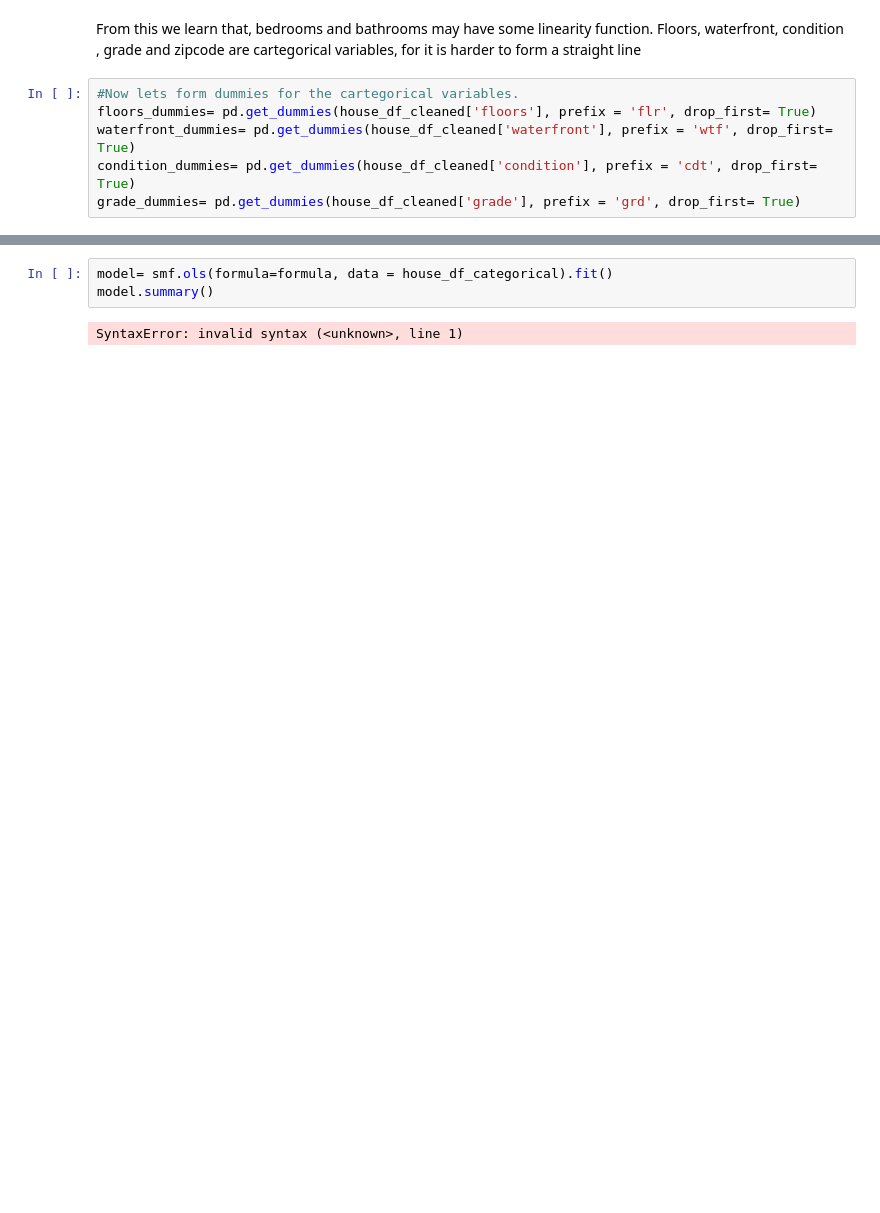
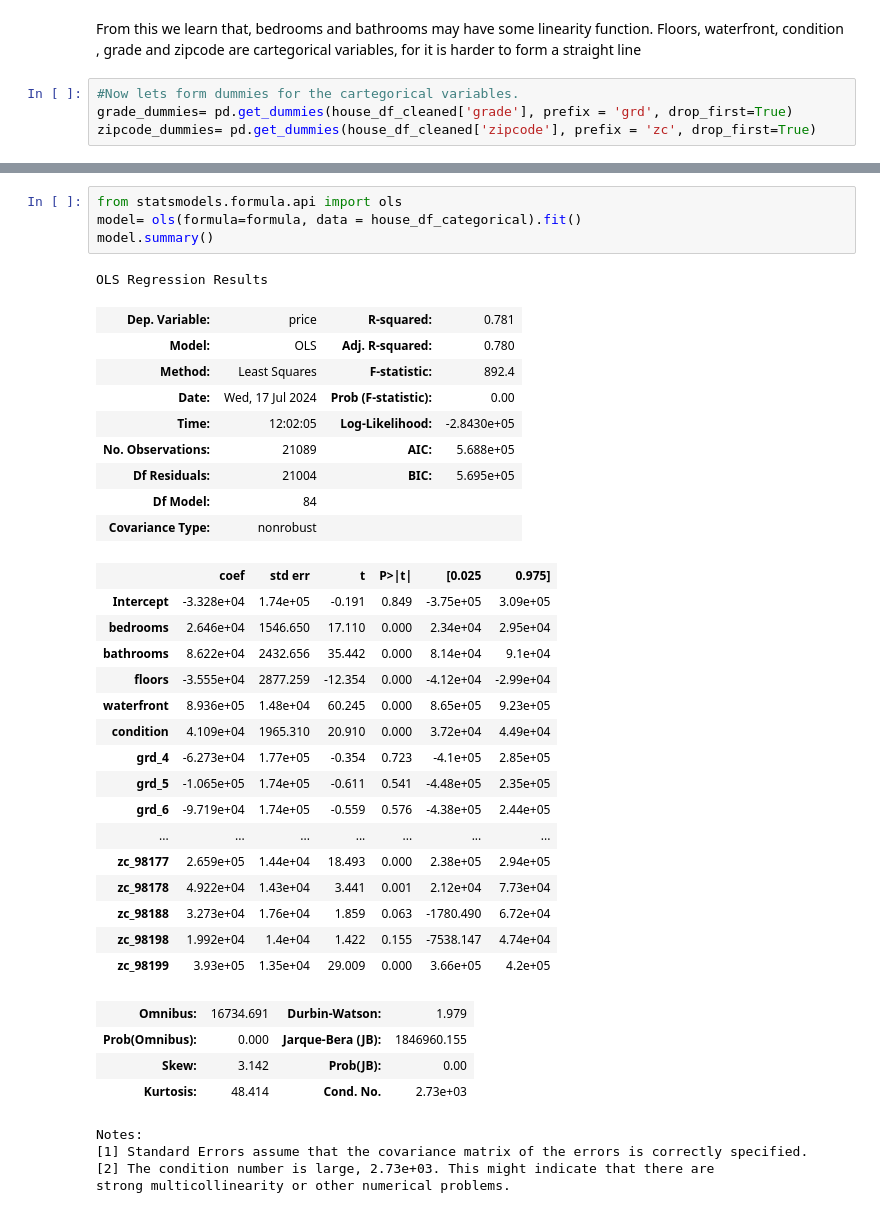
Before and after one commit to ANGI3MAINA/King-County-Housing-Analysis, a Jupyter notebook: Data/Work/Angel.ipynb, the cells around one changed output, grey strips where cells are left out. Drawn from its saved outputs; the diff is of its cells as text; blank space fills up the shorter version.

```diff
--- a/Data/Work/Angel.ipynb
+++ b/Data/Work/Angel.ipynb
@@ -163,9 +163,7 @@ for xcol, ax in zip (['bedrooms','bathrooms','floors','waterfront','condition','
 From this we learn that, bedrooms and bathrooms may have some linearity function. Floors, waterfront, condition , grade and zipcode are cartegorical variables, for it is harder to form a straight line
 # %%
 #Now lets form dummies for the cartegorical variables.
-floors_dummies= pd.get_dummies(house_df_cleaned['floors'], prefix = 'flr', drop_first= True)
-waterfront_dummies= pd.get_dummies(house_df_cleaned['waterfront'], prefix = 'wtf', drop_first= True)
-condition_dummies= pd.get_dummies(house_df_cleaned['condition'], prefix = 'cdt', drop_first= True)
-grade_dummies= pd.get_dummies(house_df_cleaned['grade'], prefix = 'grd', drop_first= True)
+grade_dummies= pd.get_dummies(house_df_cleaned['grade'], prefix = 'grd', drop_first=True)
+zipcode_dummies= pd.get_dummies(house_df_cleaned['zipcode'], prefix = 'zc', drop_first=True)
 # %%
 #we then form a dataframe with the new columns
@@ -196,5 +204,39 @@ formula
 # %%
-model= smf.ols(formula=formula, data = house_df_categorical).fit()
+from statsmodels.formula.api import ols
+model= ols(formula=formula, data = house_df_categorical).fit()
 model.summary()
 # %% [output]
-SyntaxError: invalid syntax (<unknown>, line 1)
+OLS Regression Results
+| Dep. Variable: | price | R-squared: | 0.781 |
+| Model: | OLS | Adj. R-squared: | 0.780 |
+| Method: | Least Squares | F-statistic: | 892.4 |
+| Date: | Wed, 17 Jul 2024 | Prob (F-statistic): | 0.00 |
+| Time: | 12:02:05 | Log-Likelihood: | -2.8430e+05 |
+| No. Observations: | 21089 | AIC: | 5.688e+05 |
+| Df Residuals: | 21004 | BIC: | 5.695e+05 |
+| Df Model: | 84 |  |  |
+| Covariance Type: | nonrobust |  |  |
+|  | coef | std err | t | P>|t| | [0.025 | 0.975] |
+| Intercept | -3.328e+04 | 1.74e+05 | -0.191 | 0.849 | -3.75e+05 | 3.09e+05 |
+| bedrooms | 2.646e+04 | 1546.650 | 17.110 | 0.000 | 2.34e+04 | 2.95e+04 |
+| bathrooms | 8.622e+04 | 2432.656 | 35.442 | 0.000 | 8.14e+04 | 9.1e+04 |
+| floors | -3.555e+04 | 2877.259 | -12.354 | 0.000 | -4.12e+04 | -2.99e+04 |
+| waterfront | 8.936e+05 | 1.48e+04 | 60.245 | 0.000 | 8.65e+05 | 9.23e+05 |
+| condition | 4.109e+04 | 1965.310 | 20.910 | 0.000 | 3.72e+04 | 4.49e+04 |
+| grd_4 | -6.273e+04 | 1.77e+05 | -0.354 | 0.723 | -4.1e+05 | 2.85e+05 |
+| grd_5 | -1.065e+05 | 1.74e+05 | -0.611 | 0.541 | -4.48e+05 | 2.35e+05 |
+| grd_6 | -9.719e+04 | 1.74e+05 | -0.559 | 0.576 | -4.38e+05 | 2.44e+05 |
+| ... | ... | ... | ... | ... | ... | ... |
+| zc_98177 | 2.659e+05 | 1.44e+04 | 18.493 | 0.000 | 2.38e+05 | 2.94e+05 |
+| zc_98178 | 4.922e+04 | 1.43e+04 | 3.441 | 0.001 | 2.12e+04 | 7.73e+04 |
+| zc_98188 | 3.273e+04 | 1.76e+04 | 1.859 | 0.063 | -1780.490 | 6.72e+04 |
+| zc_98198 | 1.992e+04 | 1.4e+04 | 1.422 | 0.155 | -7538.147 | 4.74e+04 |
+| zc_98199 | 3.93e+05 | 1.35e+04 | 29.009 | 0.000 | 3.66e+05 | 4.2e+05 |
+| Omnibus: | 16734.691 | Durbin-Watson: | 1.979 |
+| Prob(Omnibus): | 0.000 | Jarque-Bera (JB): | 1846960.155 |
+| Skew: | 3.142 | Prob(JB): | 0.00 |
+| Kurtosis: | 48.414 | Cond. No. | 2.73e+03 |
+Notes:
+[1] Standard Errors assume that the covariance matrix of the errors is correctly specified.
+[2] The condition number is large, 2.73e+03. This might indicate that there are
+strong multicollinearity or other numerical problems.
```
Also changed, not shown: parts of 4 cells of this notebook.
